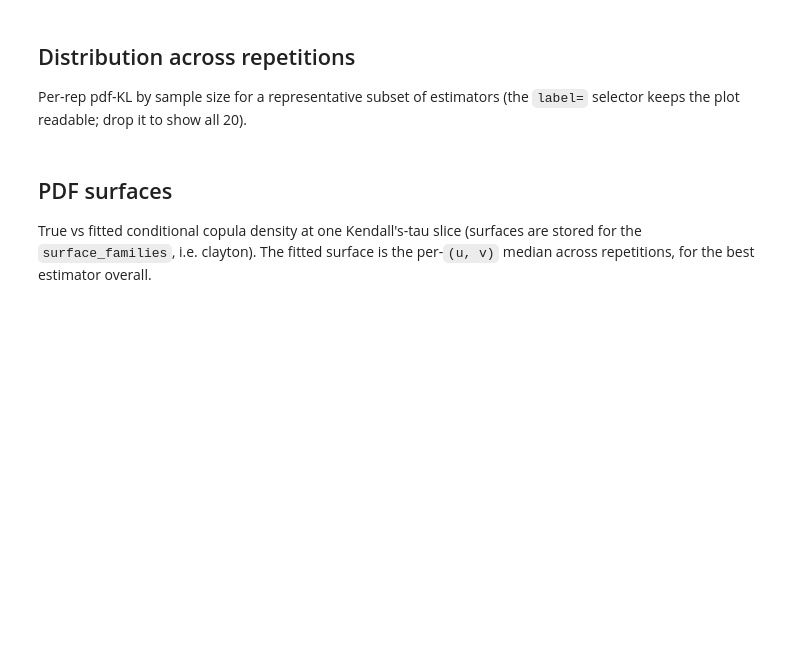
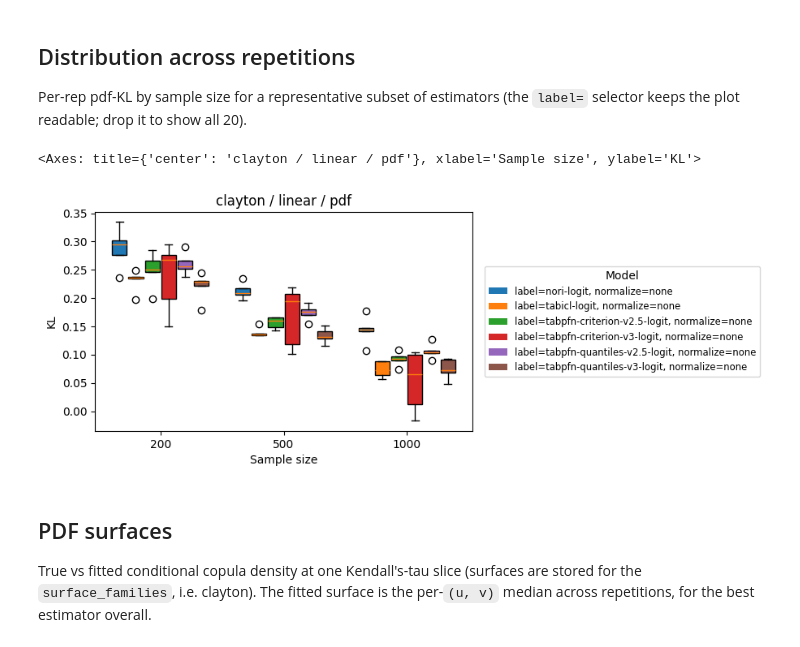
Before and after one commit to tvatter/npcc, a Jupyter notebook: notebooks/Simulation_Study.ipynb, the cells around one changed output. Drawn from its saved outputs; the diff is of its cells as text; code cells hidden in the pictures; blank space fills up the shorter version.

```diff
--- a/notebooks/Simulation_Study.ipynb
+++ b/notebooks/Simulation_Study.ipynb
@@ -108,18 +147,23 @@ Per-rep pdf-KL by sample size for a representative subset of estimators (the
 # %%
 metric_boxplot_by_n(
   metric_df,
   family="clayton",
   tau_scenario="linear",
   quantity="pdf",
   metric="KL",
   label=[
     "tabpfn-criterion-v3-logit",
     "tabpfn-quantiles-v3-logit",
+    "tabpfn-criterion-v2.5-logit",
+    "tabpfn-quantiles-v2.5-logit",
     "nori-logit",
     "tabicl-logit",
-    "xgb-quantile-logit",
+    # "xgb-quantile-logit",
   ],
 )
+# %% [output]
+<Axes: title={'center': 'clayton / linear / pdf'}, xlabel='Sample size', ylabel='KL'>
+[figure, added]
 # %% [markdown]
 ## PDF surfaces
 
```
Also changed, not shown: parts of 5 cells of this notebook.
